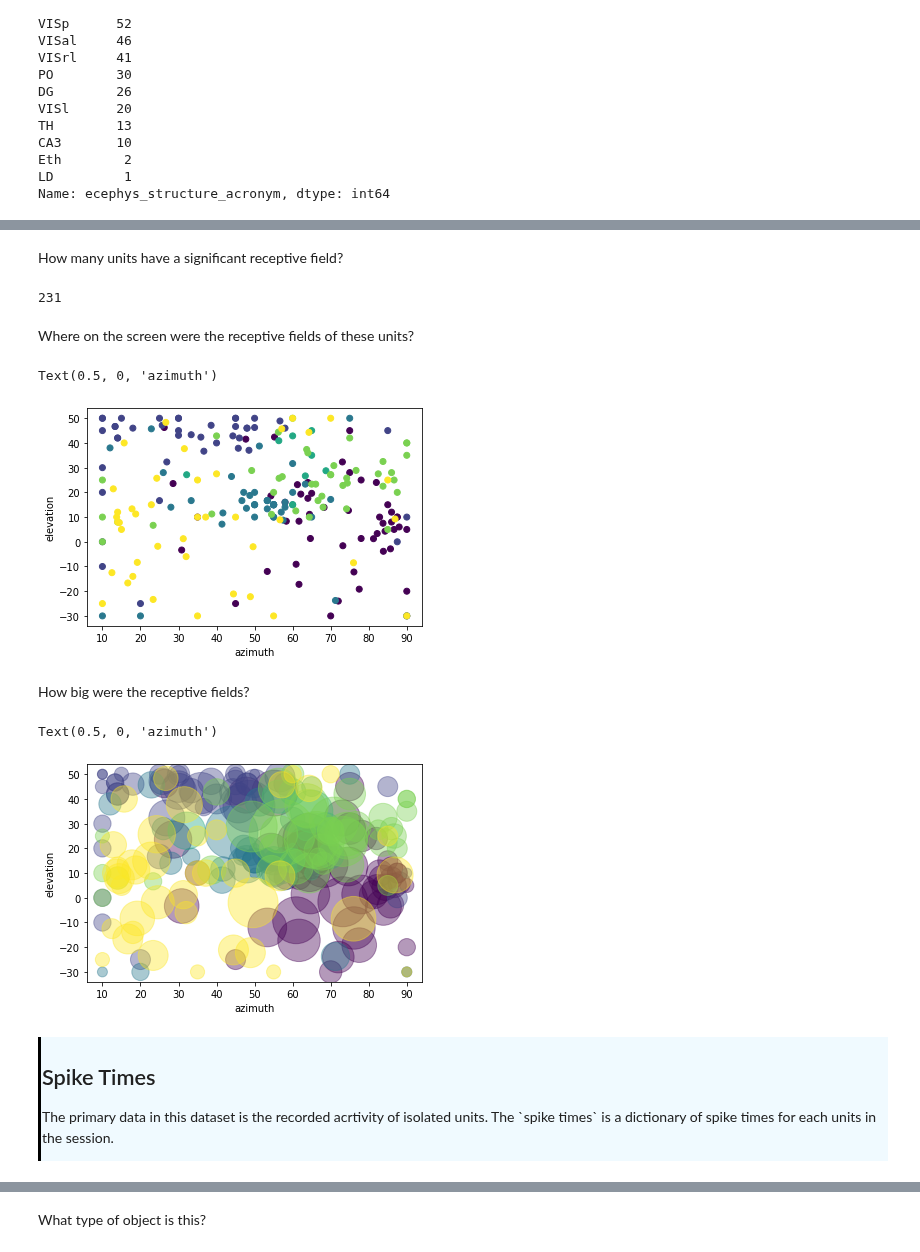
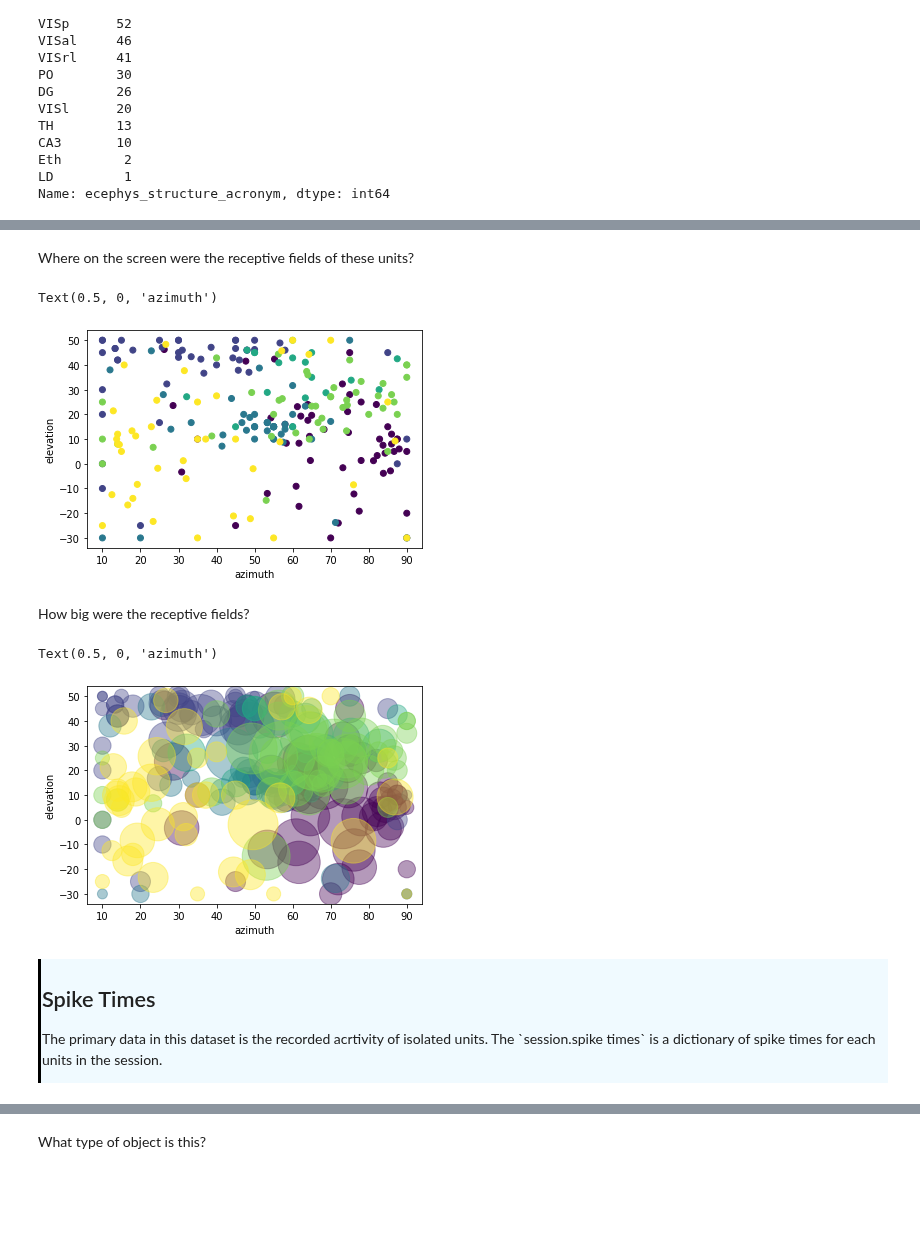
Before and after one commit to AllenInstitute/swdb_2021, a Jupyter notebook: DynamicBrain/Neuropixels_walkthrough.ipynb, the cells around one changed output, grey strips where cells are left out. Cells and saved outputs as stored; diff of their text form; code cells hidden in the pictures; blank space fills up the shorter version.

```diff
--- a/DynamicBrain/Neuropixels_walkthrough.ipynb
+++ b/DynamicBrain/Neuropixels_walkthrough.ipynb
@@ -56,8 +56,8 @@ from allensdk.brain_observatory.ecephys import ecephys_session
 
 # cache = EcephysProjectCache.fixed(manifest=manifest_path)
 # %%
-### for now downloading
-manifest_path = os.path.join('/Users/danielzdeblick/ecephys_cache_dir/', "manifest.json")
+# for now downloading from warehouse
+manifest_path = os.path.join('ecephys_cache_dir', "manifest.json")
 
 cache = EcephysProjectCache.from_warehouse(manifest=manifest_path)
 
@@ -317,4 +372,4 @@ plt.hist(session.units.isi_violations, bins=30);
 # %%
-good_units = session.units[(session.units.snr>1)&(session.units.isi_violations<0.5)]
-len(good_units)
+rf_units = session.units[session.units['p_value_rf'] < 0.01]
+len(rf_units)
 # %% [output]
@@ -386,42 +377,43 @@ There are a few relevant parameters: the elevation_rf, azimuth_rf, area_rf, and
-# %% [markdown]
-How many units have a significant receptive field?
-# %%
-rf_units=good_units.p_value_rf<0.01
-sum(rf_units)
-# %% [output]
-231
 # %% [markdown]
 Where on the screen were the receptive fields of these units?
 # %%
 plt.figure()
 #restrict to units with a significant receptive field
 #color points by probe ID
-plt.scatter(x=good_units.azimuth_rf[rf_units],y=good_units.elevation_rf[rf_units],
-            c=good_units.probe_id[rf_units])
+plt.scatter(
+    x=rf_units['azimuth_rf'],
+    y=rf_units['elevation_rf'],
+    c=rf_units['probe_id'],
+)
 plt.ylabel('elevation')
 plt.xlabel('azimuth')
 # %% [output]
 Text(0.5, 0, 'azimuth')
-[figure, old version]
+[figure, new version]
 # %% [markdown]
 How big were the receptive fields?
 # %%
 plt.figure()
 #restrict to units with a significant receptive field
 #add receptive field size to the plot
-plt.scatter(x=good_units.azimuth_rf[rf_units],y=good_units.elevation_rf[rf_units],
-            s=good_units.area_rf[rf_units],c=good_units.probe_id[rf_units],alpha=0.4)
+plt.scatter(
+    x=rf_units['azimuth_rf'],
+    y=rf_units['elevation_rf'],
+    s=rf_units['area_rf'],
+    c=rf_units['probe_id'],
+    alpha=0.4
+)
 plt.ylabel('elevation')
 plt.xlabel('azimuth')
 # %% [output]
 Text(0.5, 0, 'azimuth')
-[figure, old version]
+[figure, new version]
 # %% [markdown]
 <div style="border-left: 3px solid #000; padding: 1px; padding-left: 10px; background: #F0FAFF; ">
 
 <h2> Spike Times</h2>
 
-<p> The primary data in this dataset is the recorded acrtivity of isolated units. The `spike times` is a dictionary of spike times for each units in the session.
+<p> The primary data in this dataset is the recorded acrtivity of isolated units. The `session.spike times` is a dictionary of spike times for each units in the session.
 
 </div>
 # %% [markdown]
```
Also changed, not shown: parts of 130 cells of this notebook.
